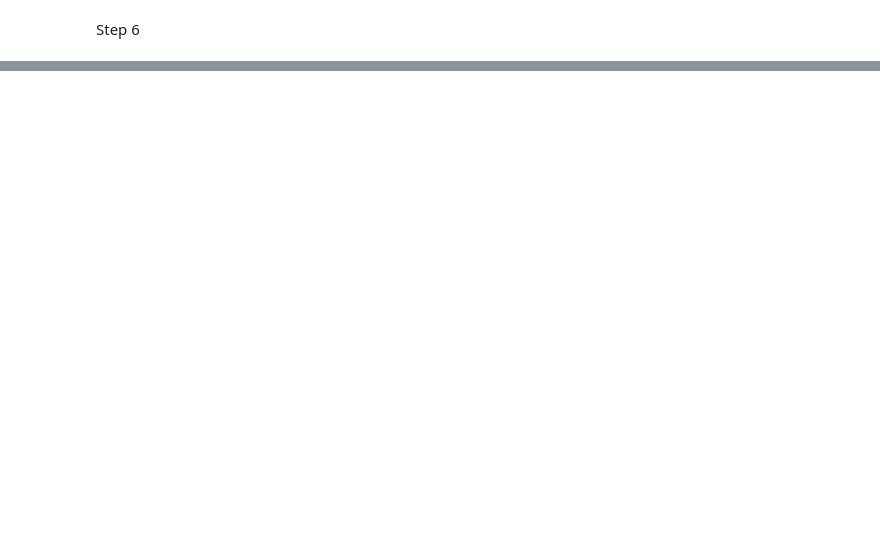
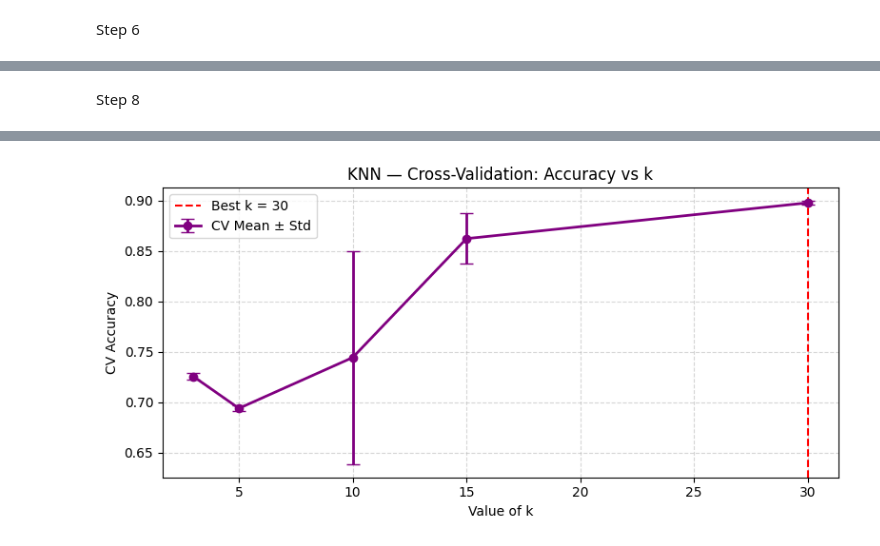
Before and after one commit to KelelAngeAgnimel/Machine-Learning, a Jupyter notebook: MachineLearningProject.ipynb, the cells around one changed output, grey strips where cells are left out. Saved outputs shown, nothing was run; the diff lists cells and outputs as text; code cells hidden in the pictures; blank space fills up the shorter version.

```diff
--- a/MachineLearningProject.ipynb
+++ b/MachineLearningProject.ipynb
@@ -312,0 +479,69 @@ Analyse :
+# %% [markdown]
+Step 8
+# %%
+# ╔══════════════════════════════════════════════════════════════╗
+# ║  OPTIMIZATION 1 — KNN + Cross-Validation                    ║
+# ║                                                              ║
+# ║  Goal: find the best value of k for KNN using               ║
+# ║  Stratified K-Fold cross-validation (5 folds).              ║
+# ║  This avoids relying on a single train/test split,          ║
+# ║  which may give a biased accuracy estimate.                 ║
+# ╚══════════════════════════════════════════════════════════════╝
+
+from sklearn.neighbors import KNeighborsClassifier
+from sklearn.model_selection import StratifiedKFold, cross_val_score
+from sklearn.metrics import accuracy_score, classification_report
+import matplotlib.pyplot as plt
+import numpy as np
+
+print("=" * 60)
+print("   KNN — CROSS-VALIDATION OPTIMIZATION")
+print("=" * 60)
+
+# ── 5-fold stratified cross-validation ───────────────────────
+# StratifiedKFold ensures each fold keeps the same
+# Fake/Real class ratio as the full dataset.
+skf = StratifiedKFold(n_splits=5, shuffle=True, random_state=42)
+
+k_values = [3, 5, 10, 15, 30]
+cv_means, cv_stds = [], []
+
+for k in k_values:
+    knn = KNeighborsClassifier(n_neighbors=k)
+    scores = cross_val_score(knn, X_train_vec, y_train,
+                             cv=skf, scoring='accuracy')
+    cv_means.append(scores.mean())
+    cv_stds.append(scores.std())
+    print(f"  k={k:>2}  |  Fold scores: {np.round(scores, 3)}  "
+          f"|  Mean: {scores.mean():.3f}  Std: {scores.std():.3f}")
+
+# ── Best k based on cross-validation ─────────────────────────
+best_k_cv = k_values[np.argmax(cv_means)]
+print(f"\n✅ Best k (CV): {best_k_cv}  →  Mean Accuracy: {max(cv_means):.3f}")
+print("=" * 60)
+
+# ── Retrain the best KNN on full training set ─────────────────
+knn_best = KNeighborsClassifier(n_neighbors=best_k_cv)
+knn_best.fit(X_train_vec, y_train)
+y_pred_knn = knn_best.predict(X_test_vec)
+
+print(f"\nTest Accuracy (best KNN): {accuracy_score(y_test, y_pred_knn):.3f}")
+print("\nDetailed Report:")
+print(classification_report(y_test, y_pred_knn,
+                             target_names=["Real News", "Fake News"]))
+
+# ── Plot: CV mean accuracy vs k with error bars ───────────────
+plt.figure(figsize=(8, 4))
+plt.errorbar(k_values, cv_means, yerr=cv_stds,
+             fmt='o-', color='purple', capsize=5,
+             linewidth=2, label='CV Mean ± Std')
+plt.axvline(x=best_k_cv, color='red', linestyle='--',
+            label=f'Best k = {best_k_cv}')
+plt.xlabel("Value of k")
+plt.ylabel("CV Accuracy")
+plt.title("KNN — Cross-Validation: Accuracy vs k")
+plt.legend()
+plt.grid(linestyle='--', alpha=0.5)
+plt.tight_layout()
+plt.show()
+# %% [output]
@@ -312,0 +565 @@ Analyse :
+[figure, added]
```
Also changed, not shown: parts of 15 cells of this notebook.
